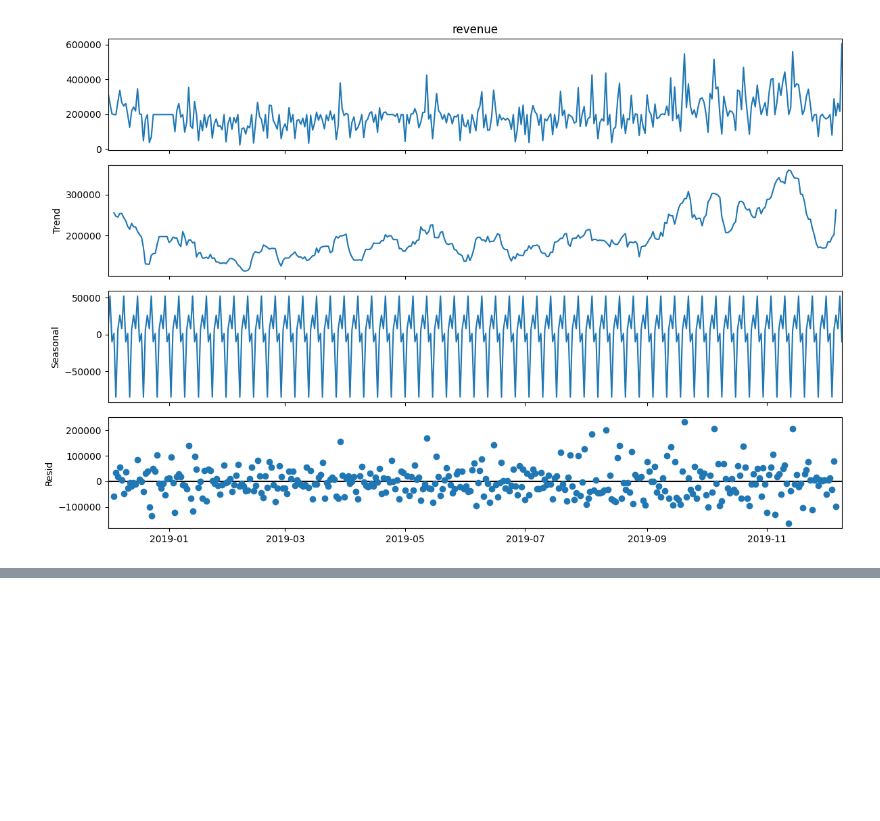
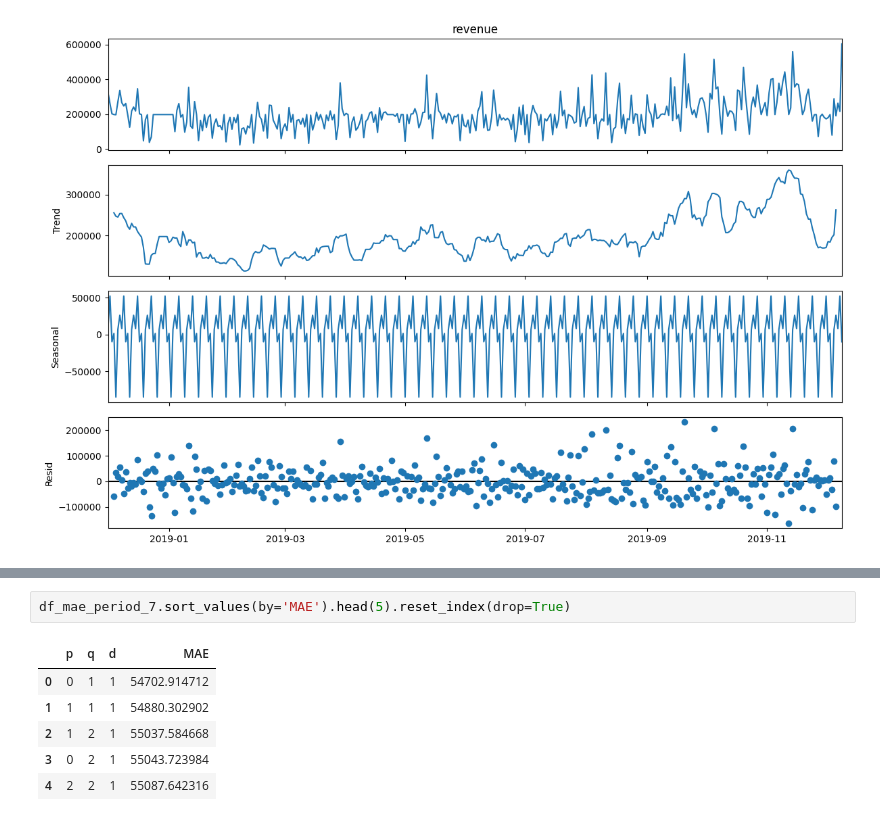
Before and after one commit to khiempm209/Deakin-SIT742-Ass2, a Jupyter notebook: SIT742_Ass2.ipynb, the cells around one changed output, grey strips where cells are left out. Drawn from its saved outputs; the diff is of its cells as text; blank space fills up the shorter version.

```diff
--- a/SIT742_Ass2.ipynb
+++ b/SIT742_Ass2.ipynb
@@ -262,2 +312,11 @@ print(time.time() - t)
+# %%
+df_mae_period_7.sort_values(by='MAE').head(5).reset_index(drop=True)
+# %% [output]
+|  | p | q | d | MAE |
+| 0 | 0 | 1 | 1 | 54702.914712 |
+| 1 | 1 | 1 | 1 | 54880.302902 |
+| 2 | 1 | 2 | 1 | 55037.584668 |
+| 3 | 0 | 2 | 1 | 55043.723984 |
+| 4 | 2 | 2 | 1 | 55087.642316 |
 # %%
 # Original Series
```
Also changed, not shown: parts of 18 cells of this notebook.
